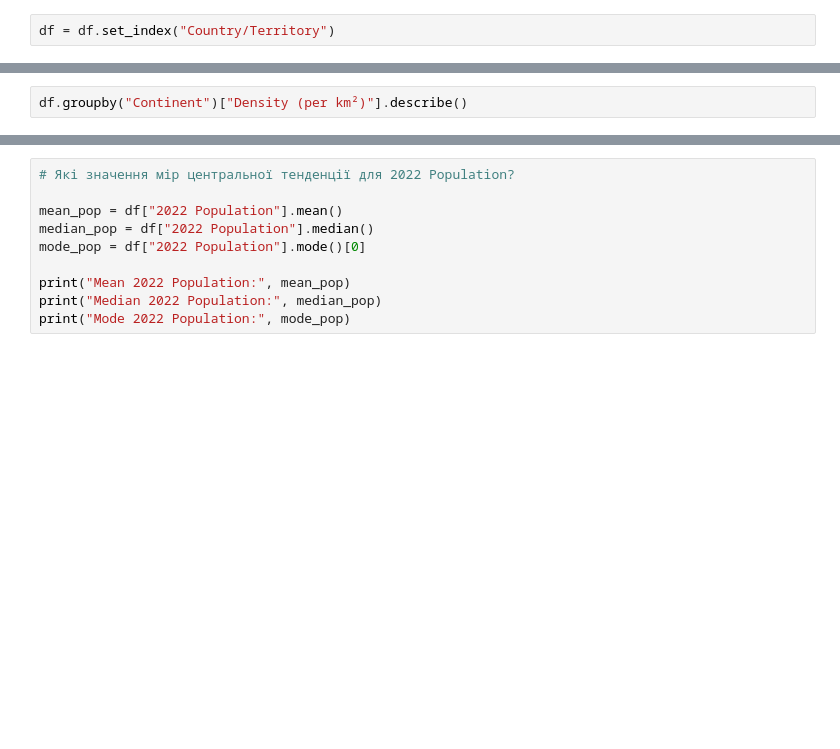
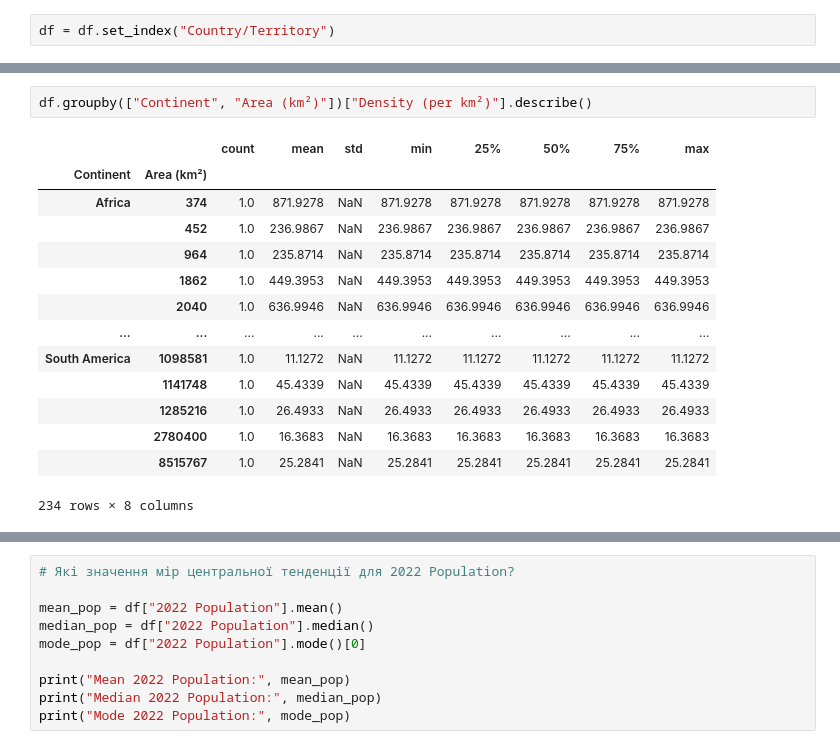
Before and after one commit to marynalysenko/goit_da_6, a Jupyter notebook: module_4_python/lesson_4_pandas_wp.ipynb, the cells around one changed output, grey strips where cells are left out. Saved outputs shown, nothing was run; the diff lists cells and outputs as text; blank space fills up the shorter version.

```diff
--- a/module_4_python/lesson_4_pandas_wp.ipynb
+++ b/module_4_python/lesson_4_pandas_wp.ipynb
@@ -47,3 +132,18 @@ df.groupby("Continent")["2022 Population"].sum(numeric_only=True)
 # %%
-df.groupby("Continent")["Density (per km²)"].describe()
+df.groupby(["Continent", "Area (km²)"])["Density (per km²)"].describe()
+# %% [output]
+|  |  | count | mean | std | min | 25% | 50% | 75% | max |
+| Continent | Area (km²) |  |  |  |  |  |  |  |  |
+| Africa | 374 | 1.0 | 871.9278 | NaN | 871.9278 | 871.9278 | 871.9278 | 871.9278 | 871.9278 |
+|  | 452 | 1.0 | 236.9867 | NaN | 236.9867 | 236.9867 | 236.9867 | 236.9867 | 236.9867 |
+|  | 964 | 1.0 | 235.8714 | NaN | 235.8714 | 235.8714 | 235.8714 | 235.8714 | 235.8714 |
+|  | 1862 | 1.0 | 449.3953 | NaN | 449.3953 | 449.3953 | 449.3953 | 449.3953 | 449.3953 |
+|  | 2040 | 1.0 | 636.9946 | NaN | 636.9946 | 636.9946 | 636.9946 | 636.9946 | 636.9946 |
+| ... | ... | ... | ... | ... | ... | ... | ... | ... | ... |
+| South America | 1098581 | 1.0 | 11.1272 | NaN | 11.1272 | 11.1272 | 11.1272 | 11.1272 | 11.1272 |
+|  | 1141748 | 1.0 | 45.4339 | NaN | 45.4339 | 45.4339 | 45.4339 | 45.4339 | 45.4339 |
+|  | 1285216 | 1.0 | 26.4933 | NaN | 26.4933 | 26.4933 | 26.4933 | 26.4933 | 26.4933 |
+|  | 2780400 | 1.0 | 16.3683 | NaN | 16.3683 | 16.3683 | 16.3683 | 16.3683 | 16.3683 |
+|  | 8515767 | 1.0 | 25.2841 | NaN | 25.2841 | 25.2841 | 25.2841 | 25.2841 | 25.2841 |
+234 rows × 8 columns
 # %%
```
Also changed, not shown: parts of 19 cells of this notebook, 6 other files.
